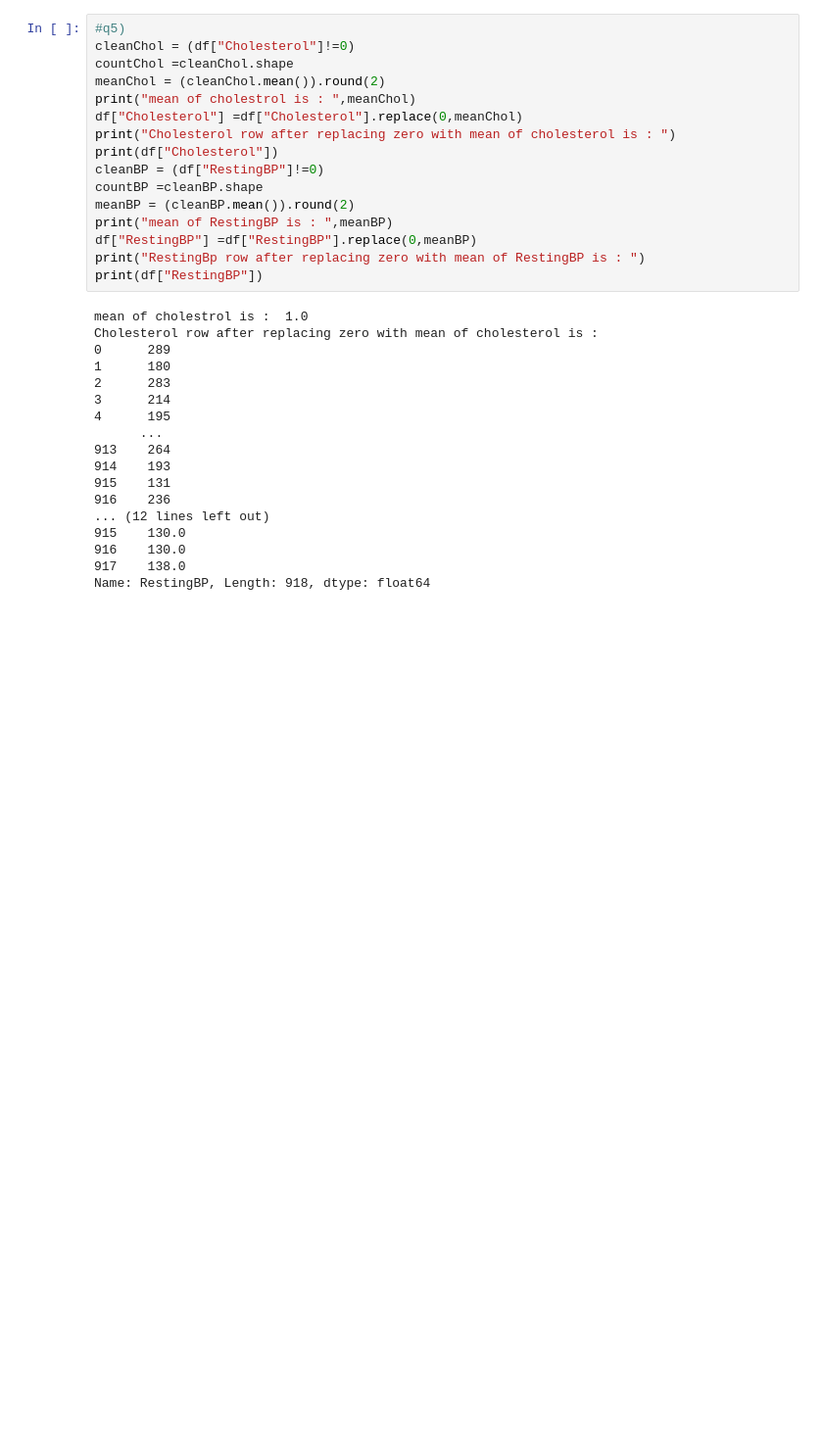
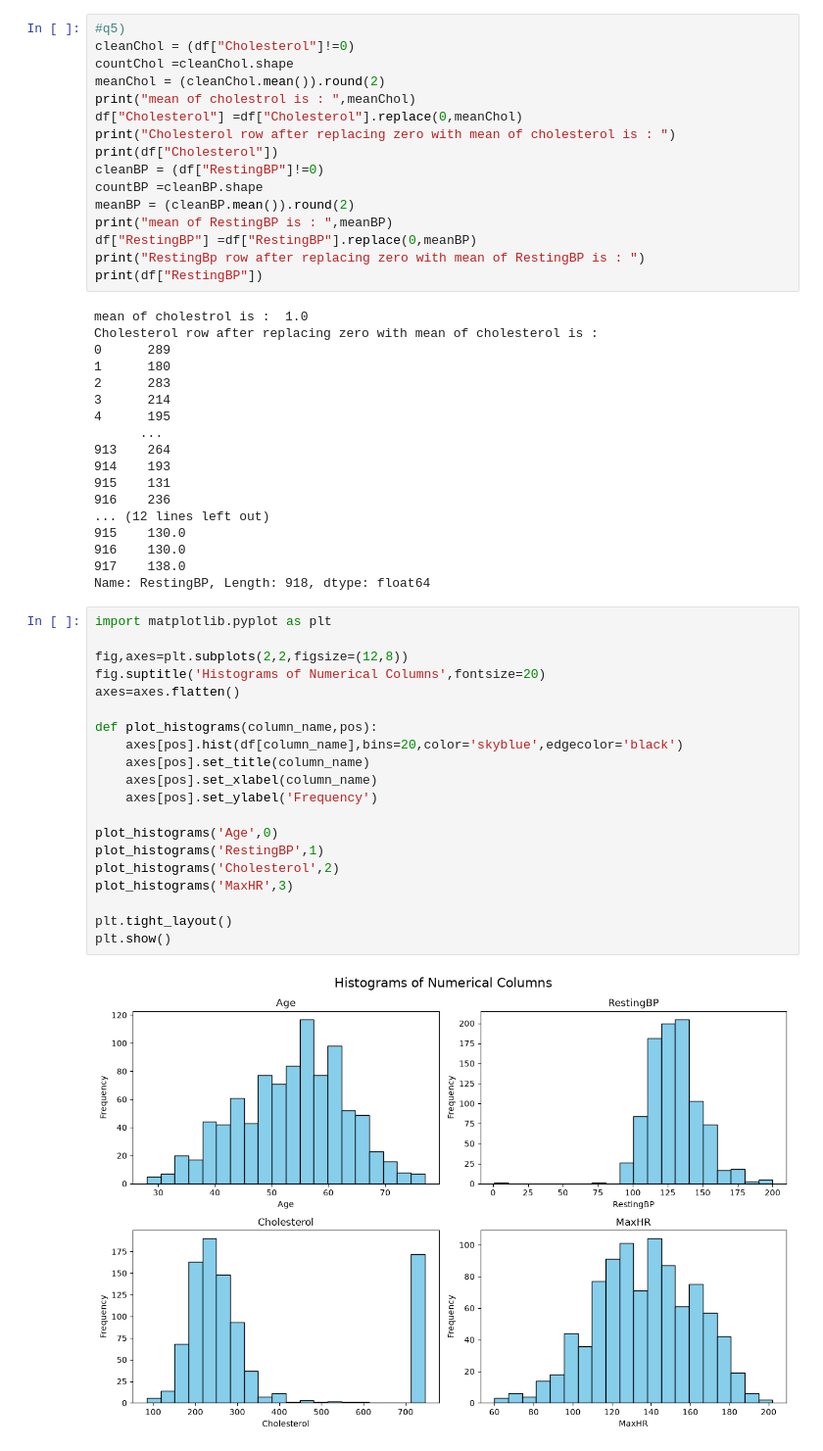
Before and after one commit to ingalemansi70/Machine_Learning, a Jupyter notebook: Assignment_17.ipynb, the cells around one changed output. Shown at 98% size. Drawn from its saved outputs; the diff is of its cells as text; blank space fills up the shorter version.

Commit message:
Q6) Visualized the cleaned data

```diff
--- a/Assignment_17.ipynb
+++ b/Assignment_17.ipynb
@@ -117,3 +117,25 @@ Cholesterol row after replacing zero with mean of cholesterol is :
 916    130.0
 917    138.0
 Name: RestingBP, Length: 918, dtype: float64
+# %%
+import matplotlib.pyplot as plt
+
+fig,axes=plt.subplots(2,2,figsize=(12,8))
+fig.suptitle('Histograms of Numerical Columns',fontsize=20)
+axes=axes.flatten()
+
+def plot_histograms(column_name,pos):
+    axes[pos].hist(df[column_name],bins=20,color='skyblue',edgecolor='black')
+    axes[pos].set_title(column_name)
+    axes[pos].set_xlabel(column_name)
+    axes[pos].set_ylabel('Frequency')
+
+plot_histograms('Age',0)
+plot_histograms('RestingBP',1)
+plot_histograms('Cholesterol',2)
+plot_histograms('MaxHR',3)
+
+plt.tight_layout()
+plt.show()
+# %% [output]
+[figure, added]
```
